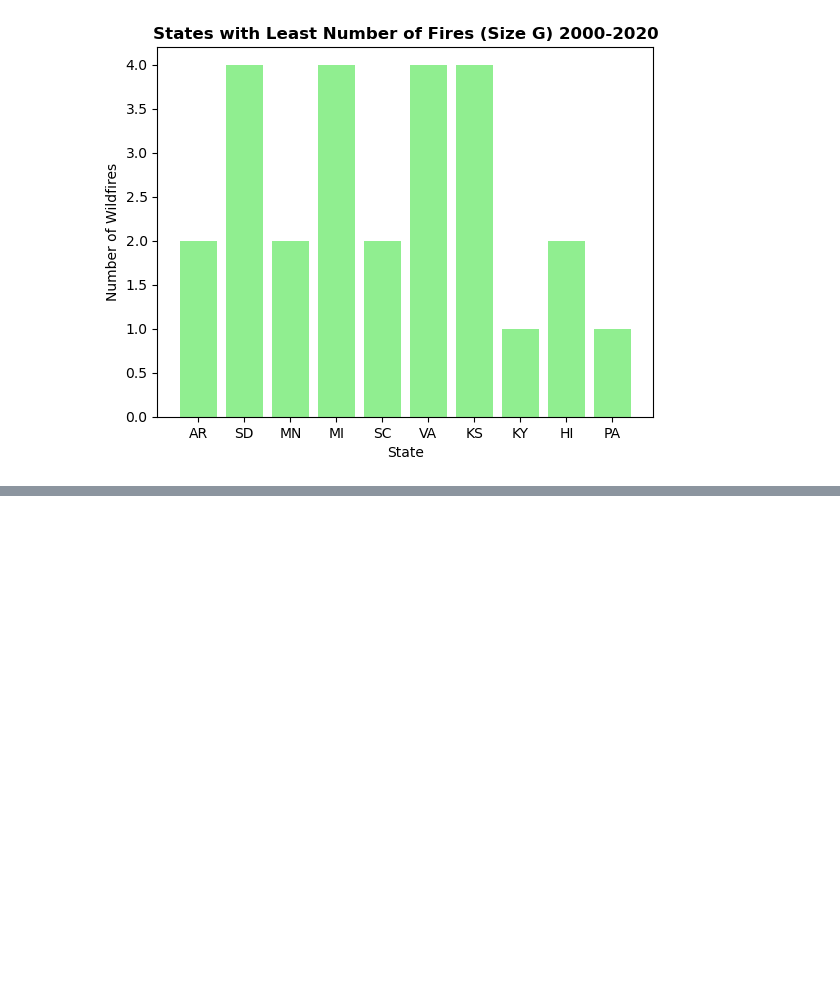
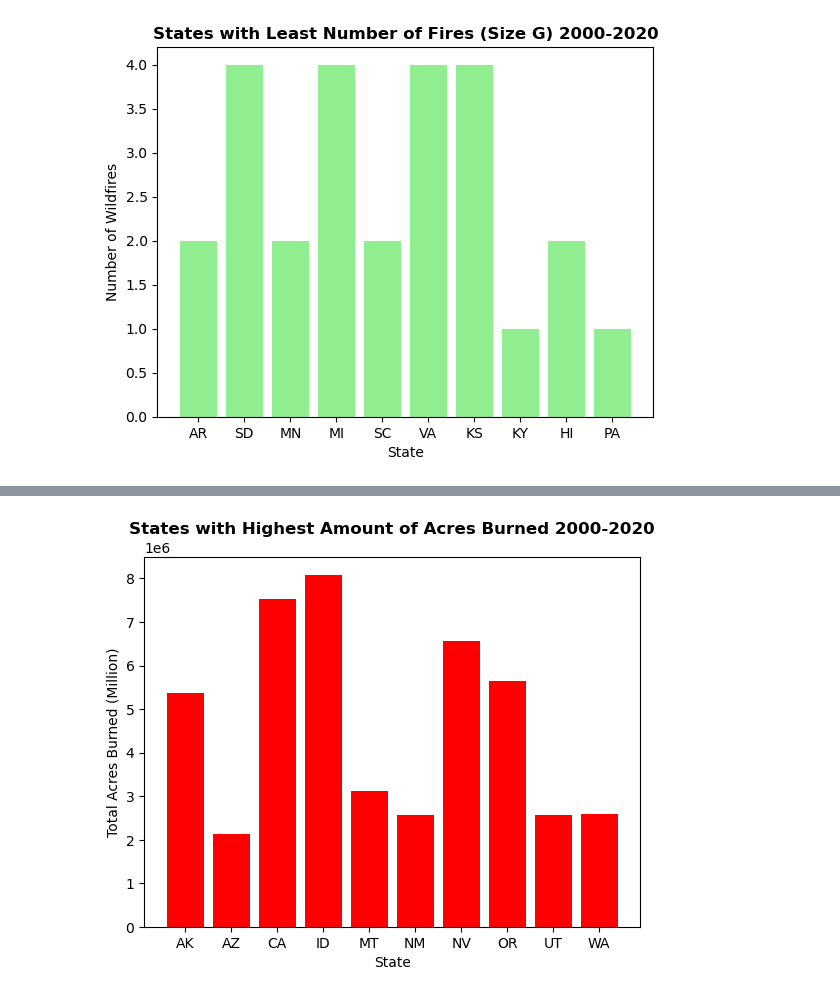
Before and after one commit to emilymees/ProjectThree, a Jupyter notebook: images/eb-data-vis.ipynb, the cells around one changed output, grey strips where cells are left out. Cells and saved outputs as stored; diff of their text form; code cells hidden in the pictures; blank space fills up the shorter version.

```diff
--- a/images/eb-data-vis.ipynb
+++ b/images/eb-data-vis.ipynb
@@ -300,0 +339,16 @@ plt.show()
+# %%
+topTenAcres_df = acresBurned_df.loc[acresBurned_df["Fire_Size"] > 2120000]
+
+
+plt.bar(
+    topTenAcres_df["State"], topTenAcres_df['Fire_Size'],  align='center', color='red')
+plt.xlabel("State")
+plt.ylabel("Total Acres Burned (Million)")
+plt.title(f"States with Highest Amount of Acres Burned 2000-2020", weight='bold', size=12)
+
+
+plt.show()
+
+# plt.savefig('top_ten_acres.png')
+# %% [output]
+[figure, added]
```
Also changed, not shown: parts of 4 cells of this notebook.
